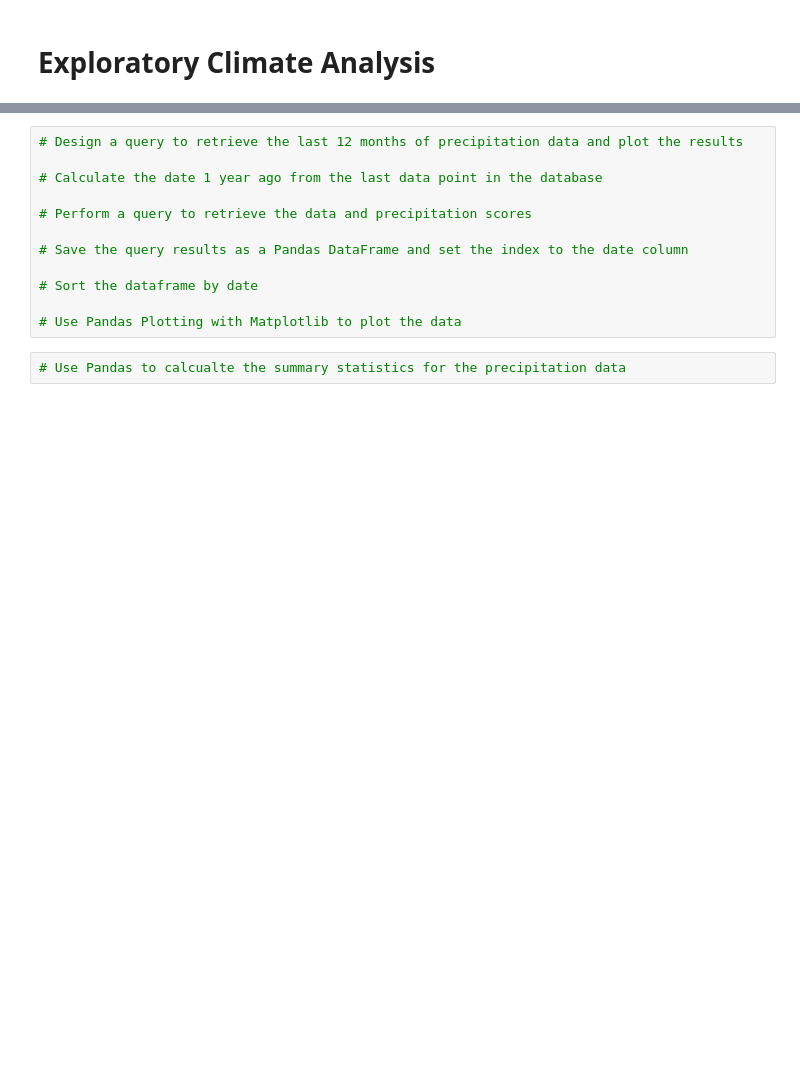
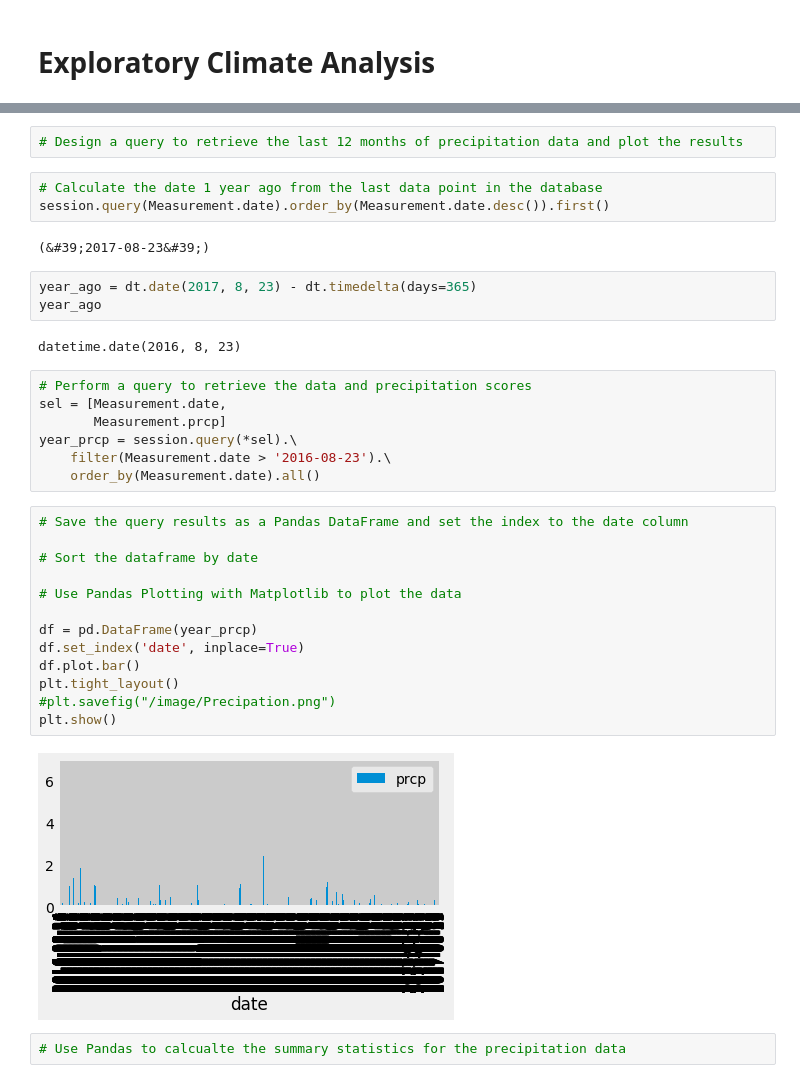
Before and after one commit to segsfem/sqlalchemy-challenge, a Jupyter notebook: climate_starter.ipynb, the cells around one changed output, grey strips where cells are left out. Drawn from its saved outputs; the diff is of its cells as text; blank space fills up the shorter version.

```diff
--- a/climate_starter.ipynb
+++ b/climate_starter.ipynb
@@ -41,15 +60,37 @@ session = Session(engine)
+# %%
+# Design a query to retrieve the last 12 months of precipitation data and plot the results
+# %%
+# Calculate the date 1 year ago from the last data point in the database
+session.query(Measurement.date).order_by(Measurement.date.desc()).first()
+# %% [output]
+(&#39;2017-08-23&#39;)
+# %%
+year_ago = dt.date(2017, 8, 23) - dt.timedelta(days=365)
+year_ago
+# %% [output]
+datetime.date(2016, 8, 23)
+# %%
+# Perform a query to retrieve the data and precipitation scores
+sel = [Measurement.date,
+       Measurement.prcp]
+year_prcp = session.query(*sel).\
+    filter(Measurement.date > '2016-08-23').\
+    order_by(Measurement.date).all()
 # %%
-# Design a query to retrieve the last 12 months of precipitation data and plot the results
-
-# Calculate the date 1 year ago from the last data point in the database
-
-# Perform a query to retrieve the data and precipitation scores
-
 # Save the query results as a Pandas DataFrame and set the index to the date column
 
 # Sort the dataframe by date
 
 # Use Pandas Plotting with Matplotlib to plot the data
+
+df = pd.DataFrame(year_prcp)
+df.set_index('date', inplace=True)
+df.plot.bar()
+plt.tight_layout()
+#plt.savefig("/image/Precipation.png")
+plt.show()
+# %% [output]
+[figure, added]
 # %%
 # Use Pandas to calcualte the summary statistics for the precipitation data
 # %%
```
Also changed, not shown: parts of 3 cells of this notebook.
